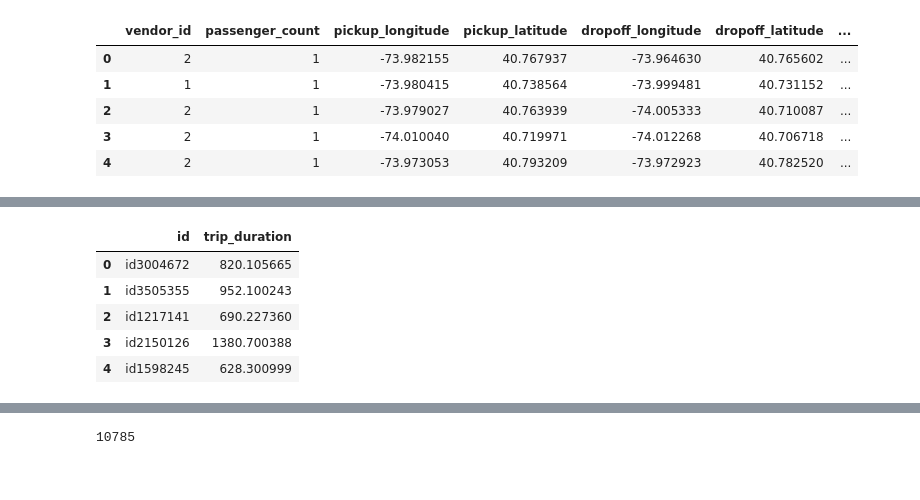
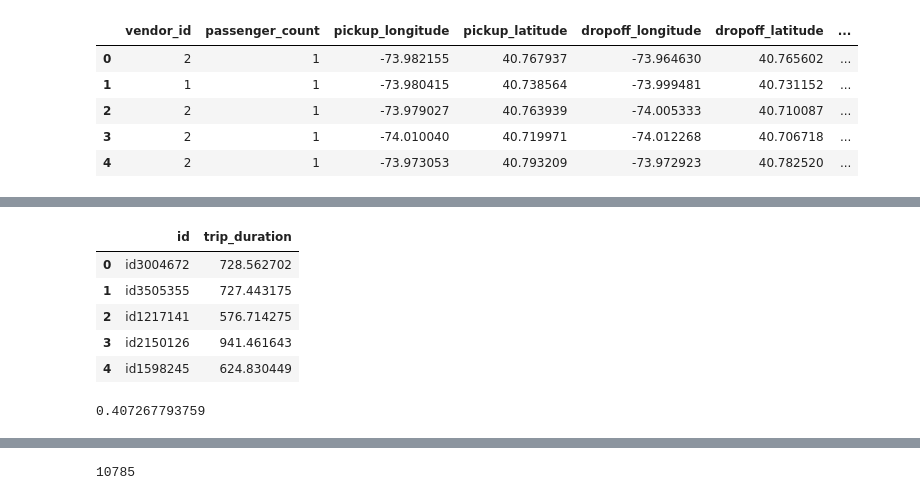
Before and after one commit to sglembocki/personal_projects, a Jupyter notebook: NewYorkTaxiTripDuration/NewYorkTaxiTripDuration.ipynb, the cells around one changed output, grey strips where cells are left out. Cells and saved outputs as stored; diff of their text form; code cells hidden in the pictures.

```diff
--- a/NewYorkTaxiTripDuration/NewYorkTaxiTripDuration.ipynb
+++ b/NewYorkTaxiTripDuration/NewYorkTaxiTripDuration.ipynb
@@ -122,3 +155,9 @@ sns.countplot('weekday', data = train)
 # %% [output]
 <matplotlib.axes._subplots.AxesSubplot at 0x...>
 [figure]
+# %%
+train['weekend'] = train['weekday'] >= 5 * 1
+test['weekend'] = test['weekday'] >= 5 * 1
+
+with sns.color_palette('husl'):
+    sns.barplot(x = "weekend", y = "trip_duration", n_boot = 0, data = train)
@@ -135,6 +176,9 @@ sns.countplot(x = 'hour', data = train)
 # %% [output]
 <matplotlib.axes._subplots.AxesSubplot at 0x...>
 [figure]
+# %%
+train['store_and_fwd_flag'] = train['store_and_fwd_flag'] == 'Y' * 1
+test['store_and_fwd_flag'] = test['store_and_fwd_flag'] == 'Y' * 1
 # %%
 train['date'] = train['pickup_datetime'].dt.date
 test['date'] = test['pickup_datetime'].dt.date
@@ -158,6 +202,27 @@ train['distance'] = [vincenty(a, b).miles for a, b in zip(train['pickup_coord'],
 test['pickup_coord'] = list(zip(test['pickup_latitude'], test['pickup_longitude']))
 test['dropoff_coord'] = list(zip(test['dropoff_latitude'], test['dropoff_longitude']))
 test['distance'] = [vincenty(a, b).miles for a, b in zip(test['pickup_coord'], test['dropoff_coord'])]
+# %%
+#warning: slow
+
+kmeans = KMeans(n_clusters = 10, random_state = 1)
+kmeans.fit(train[['pickup_longitude', 'pickup_latitude']])
+train['pickup_cluster'] = kmeans.labels_
+
+kmeans = KMeans(n_clusters = 10, random_state = 1)
+kmeans.fit(test[['pickup_longitude', 'pickup_latitude']])
+test['pickup_cluster'] = kmeans.labels_
+
+kmeans = KMeans(n_clusters = 10, random_state = 1)
+kmeans.fit(train[['dropoff_longitude', 'dropoff_latitude']])
+train['dropoff_cluster'] = kmeans.labels_
+
+kmeans = KMeans(n_clusters = 10, random_state = 1)
+kmeans.fit(test[['dropoff_longitude', 'dropoff_latitude']])
+test['dropoff_cluster'] = kmeans.labels_
+# %%
+train['same_cluster'] = train['pickup_cluster'] = train['dropoff_cluster'] * 1
+test['same_cluster'] = test['pickup_cluster'] = test['dropoff_cluster'] * 1
 # %%
 location = geolocator.reverse(train['pickup_coord'][1])
 print location.raw.get('address').get('postcode')
@@ -208,12 +274,13 @@ del test['id']
 # %%
 result = linreg.predict(test)
 result = pd.DataFrame(abs(result), columns = ['trip_duration'])
 result = pd.concat([id, pd.DataFrame(result)], axis = 1, join_axes = [id.index])
+result['trip_duration'] = np.exp(result['trip_duration'])
 result.head()
 # %% [output]
 |  | id | trip_duration |
-| 0 | id3004672 | 820.105665 |
-| 1 | id3505355 | 952.100243 |
-| 2 | id1217141 | 690.227360 |
-| 3 | id2150126 | 1380.700388 |
-| 4 | id1598245 | 628.300999 |
+| 0 | id3004672 | 728.562702 |
+| 1 | id3505355 | 727.443175 |
+| 2 | id1217141 | 576.714275 |
+| 3 | id2150126 | 941.461643 |
+| 4 | id1598245 | 624.830449 |
@@ -219,0 +291,8 @@ result.head()
+# %%
+rand_forest = RandomForestRegressor(n_estimators = 100)
+rand_forest.fit(X_train, y_train)
+predictions = rand_forest.predict(X_test)
+
+print np.sqrt(metrics.mean_squared_error(y_test, predictions))
+# %% [output]
+0.407267793759
```
Also changed, not shown: parts of 20 cells of this notebook.
